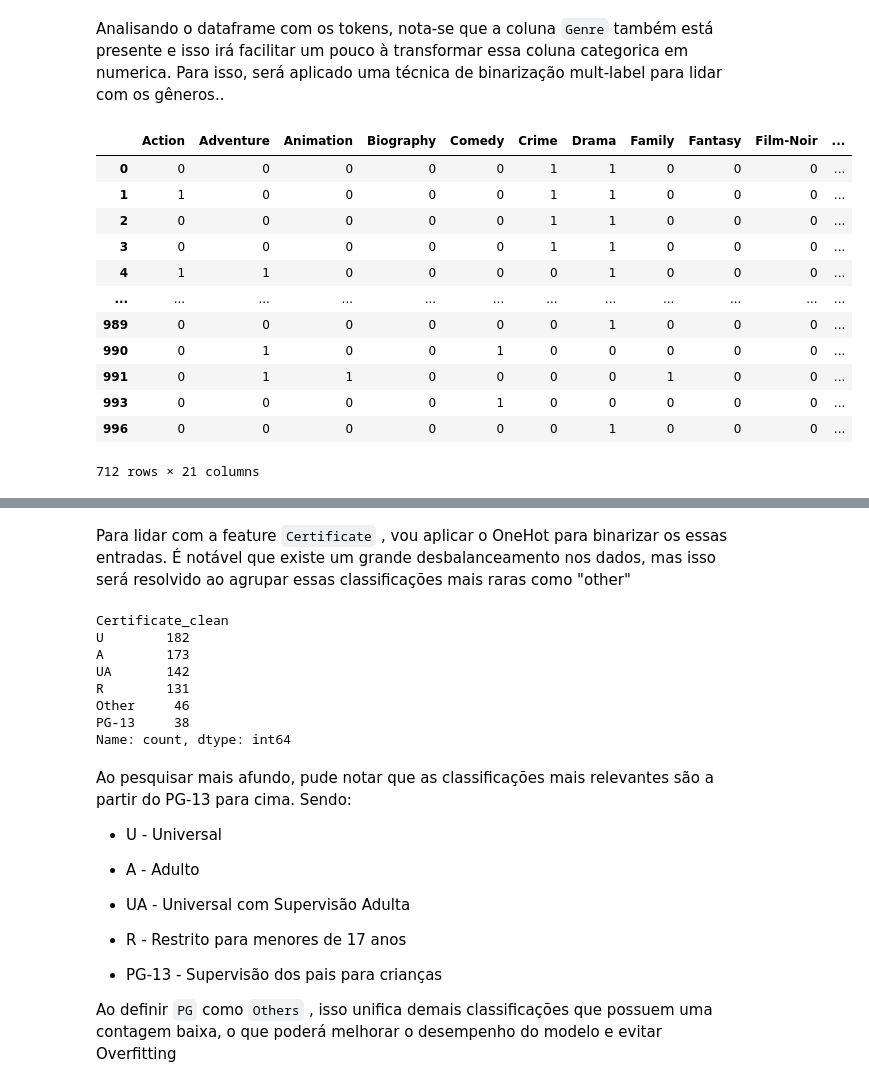
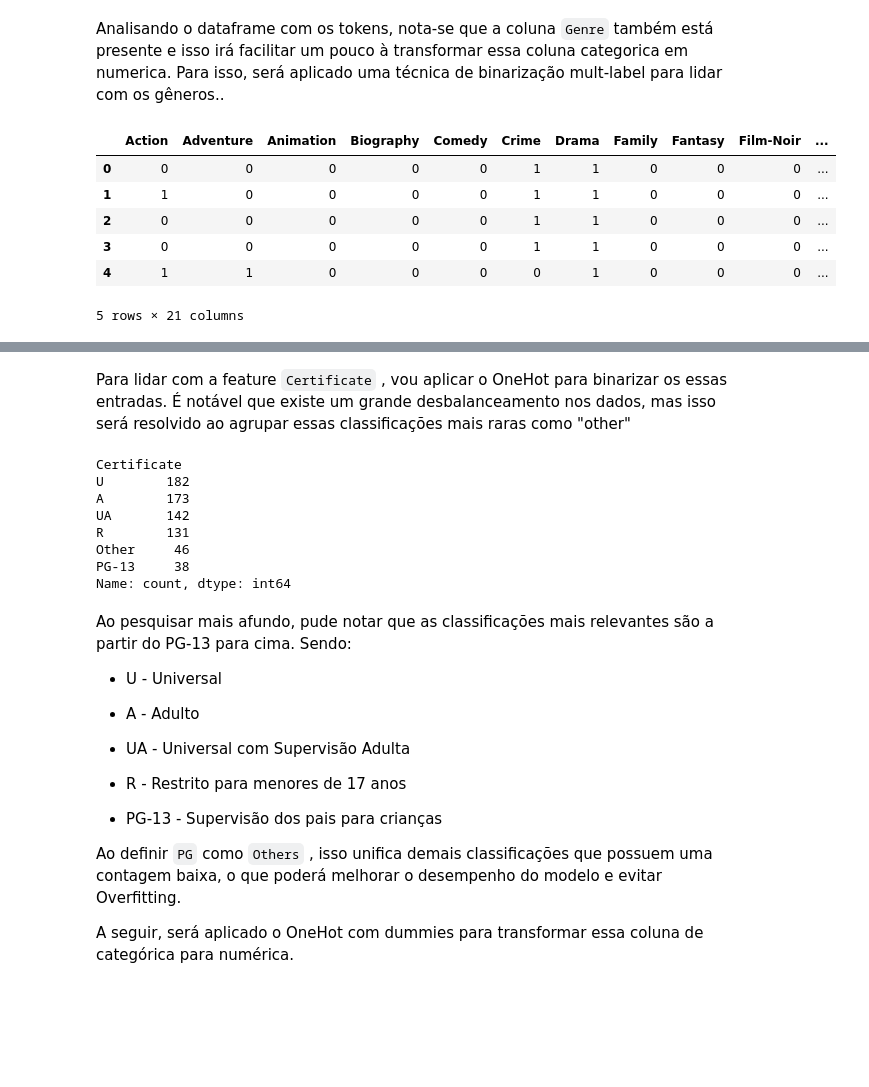
Before and after one commit to Mustasheep/LH-CD-THIAGO-DE-ASSIS, a Jupyter notebook: notebooks/desafio_indicium.ipynb, the cells around one changed output, grey strips where cells are left out. Cells and saved outputs as stored; diff of their text form; code cells hidden in the pictures; blank space fills up the shorter version.

```diff
--- a/notebooks/desafio_indicium.ipynb
+++ b/notebooks/desafio_indicium.ipynb
@@ -519,6 +507,6 @@ Index(['Series_Title', 'Released_Year', 'Certificate', 'Runtime', 'Genre',
       dtype='object')
 # %%
 # Preparando os dados para o modelo de ML
-df_ml = df.drop(columns=["Overview", "Series_Title", "Director", "Star1", "Star2", "Star3", "Star4" ])
+df_ml = df.drop(columns=["Overview", "Series_Title"])
 df_ml.head(2)
 # %% [output]
@@ -532,23 +520,17 @@ Analisando o dataframe com os tokens, nota-se que a coluna `Genre` também está
 # %%
 generos = df_ml["Genre"].apply(lambda x: [genero.strip() for genero in x.split(",")])
 
 mlb = MultiLabelBinarizer()
 df_generos = pd.DataFrame(mlb.fit_transform(generos),
                           columns=mlb.classes_,
                           index=df.index)
-df_generos.iloc[:,]
+df_generos.iloc[:5,]
 # %% [output]
 |  | Action | Adventure | Animation | Biography | Comedy | Crime | Drama | Family | Fantasy | Film-Noir | ... |
 | 0 | 0 | 0 | 0 | 0 | 0 | 1 | 1 | 0 | 0 | 0 | ... |
 | 1 | 1 | 0 | 0 | 0 | 0 | 1 | 1 | 0 | 0 | 0 | ... |
 | 2 | 0 | 0 | 0 | 0 | 0 | 1 | 1 | 0 | 0 | 0 | ... |
 | 3 | 0 | 0 | 0 | 0 | 0 | 1 | 1 | 0 | 0 | 0 | ... |
 | 4 | 1 | 1 | 0 | 0 | 0 | 0 | 1 | 0 | 0 | 0 | ... |
-| ... | ... | ... | ... | ... | ... | ... | ... | ... | ... | ... | ... |
-| 989 | 0 | 0 | 0 | 0 | 0 | 0 | 1 | 0 | 0 | 0 | ... |
-| 990 | 0 | 1 | 0 | 0 | 1 | 0 | 0 | 0 | 0 | 0 | ... |
-| 991 | 0 | 1 | 1 | 0 | 0 | 0 | 0 | 1 | 0 | 0 | ... |
-| 993 | 0 | 0 | 0 | 0 | 1 | 0 | 0 | 0 | 0 | 0 | ... |
-| 996 | 0 | 0 | 0 | 0 | 0 | 0 | 1 | 0 | 0 | 0 | ... |
-712 rows × 21 columns
+5 rows × 21 columns
 # %%
@@ -580,12 +563,10 @@ Para lidar com a feature `Certificate` , vou aplicar o OneHot para binarizar os
 limite = 20
 rare_class = counts[counts < limite].index
 
-df['Certificate_clean'] = df['Certificate'].replace(rare_class, 'Other')
-
-
-df['Certificate_clean'].value_counts()
+df_ml['Certificate'] = df_ml['Certificate'].replace(rare_class, 'Other')
+df_ml['Certificate'].value_counts()
 # %% [output]
-Certificate_clean
+Certificate
 U        182
 A        173
 UA       142
@@ -606,5 +587,7 @@ Ao pesquisar mais afundo, pude notar que as classificações mais relevantes sã
 
 - PG-13 - Supervisão dos pais para crianças
 
-Ao definir `PG` como `Others` , isso unifica demais classificações que possuem uma contagem baixa, o que poderá melhorar o desempenho do modelo e evitar Overfitting
+Ao definir `PG` como `Others` , isso unifica demais classificações que possuem uma contagem baixa, o que poderá melhorar o desempenho do modelo e evitar Overfitting.
+
+A seguir, será aplicado o OneHot com dummies para transformar essa coluna de categórica para numérica.
 # %%
```
Also changed, not shown: parts of 29 cells of this notebook.
